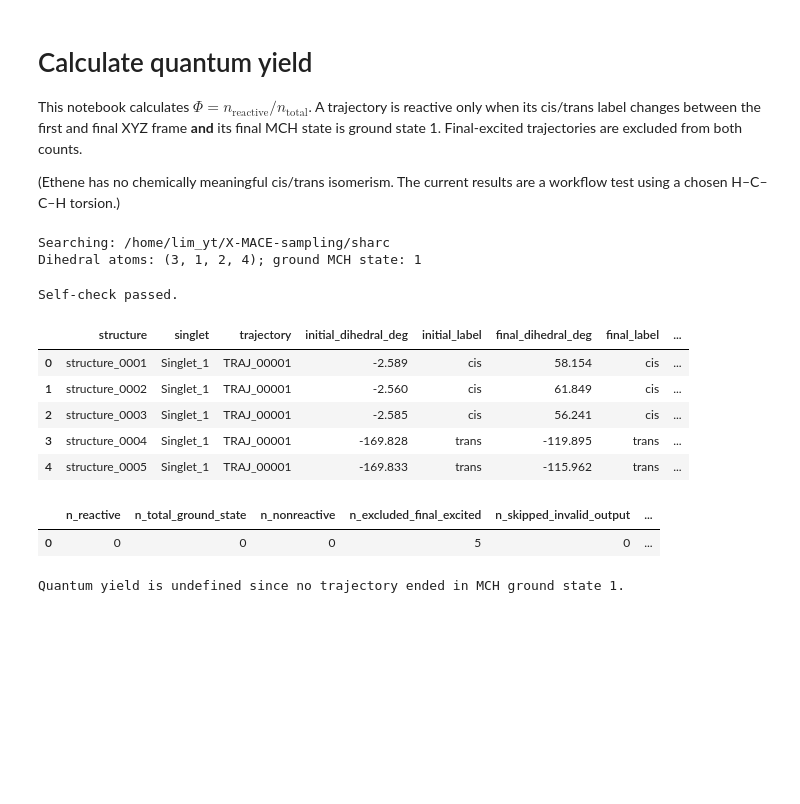
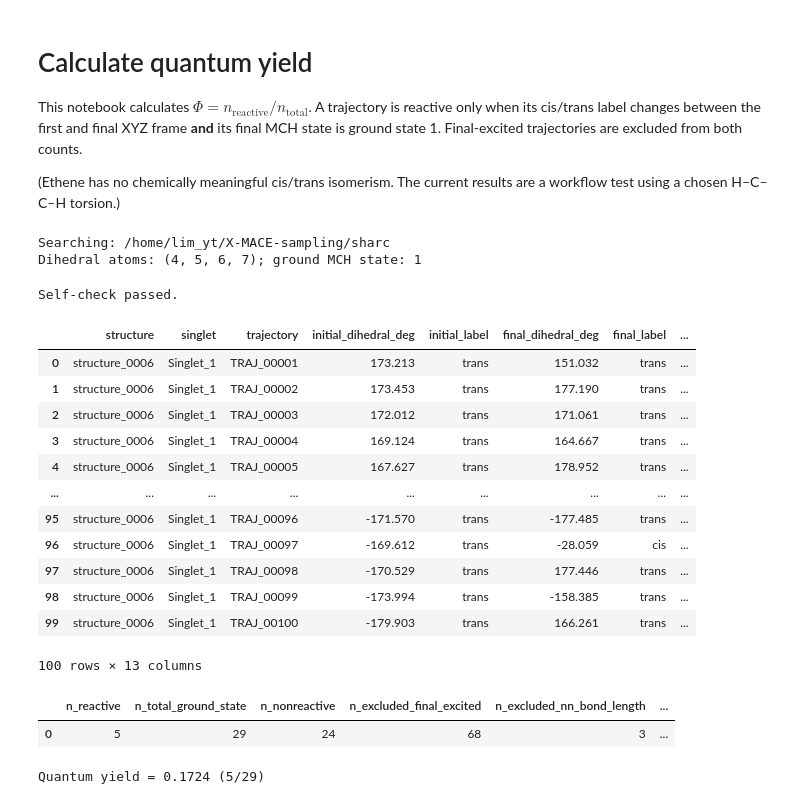
Before and after one commit to yoghurtfork/X-MACE-sampling, a Jupyter notebook: sharc/quantum_yield.ipynb, the cells around one changed output. Drawn from its saved outputs; the diff is of its cells as text; code cells hidden in the pictures; blank space fills up the shorter version.

```diff
--- a/sharc/quantum_yield.ipynb
+++ b/sharc/quantum_yield.ipynb
@@ -9,17 +9,19 @@ from pathlib import Path
 
 # Run from either the repository root or sharc/.
 SEARCH_ROOT = Path("sharc") if Path("sharc").is_dir() else Path(".")
-TRAJ_GLOB = "structure_*/traj-allmols/**/TRAJ_*"
+TRAJ_GLOB = "structure_0006/traj-allmols/**/TRAJ_*"
 
-# 1-based H-C-C-H atom indices; change these for another molecule/order.
-DIHEDRAL_ATOMS = (3, 1, 2, 4)
+# 1-based C-N=N-C atom indices for azobenzene.
+DIHEDRAL_ATOMS = (4, 5, 6, 7)
 CIS_TRANS_THRESHOLD_DEG = 90.0
 GROUND_MCH_STATE = 1
+NN_BOND_MIN_ANGSTROM = 0.9
+NN_BOND_EXCLUSION_ANGSTROM = 3.0
 
 print(f"Searching: {SEARCH_ROOT.resolve()}")
 print(f"Dihedral atoms: {DIHEDRAL_ATOMS}; ground MCH state: {GROUND_MCH_STATE}")
 # %% [output]
 Searching: /home/lim_yt/X-MACE-sampling/sharc
-Dihedral atoms: (3, 1, 2, 4); ground MCH state: 1
+Dihedral atoms: (4, 5, 6, 7); ground MCH state: 1
 # %%
 import math
@@ -139,45 +185,62 @@ for trajectory_dir in trajectory_dirs:
     xyz_path, lis_path = trajectory_dir / "output.xyz", trajectory_dir / "output.lis"
     structure, singlet, trajectory = metadata(trajectory_dir)
     record = {"structure": structure, "singlet": singlet, "trajectory": trajectory,
               "initial_dihedral_deg": np.nan, "initial_label": None,
               "final_dihedral_deg": np.nan, "final_label": None,
+              "min_nn_bond_length_angstrom": np.nan,
+              "max_nn_bond_length_angstrom": np.nan,
               "final_mch_state": pd.NA, "outcome": "skipped_invalid_output",
               "output_xyz": str(xyz_path), "reason": None}
     try:
         if not xyz_path.is_file() or xyz_path.stat().st_size == 0:
             raise ValueError("missing or empty output.xyz")
         if not lis_path.is_file() or lis_path.stat().st_size == 0:
             raise ValueError("missing or empty output.lis")
         frames = parse_xyz_lines(xyz_path.read_text(encoding="utf-8").splitlines(), str(xyz_path))
+        nn_bond_lengths = [bond_length_angstrom(coordinates, DIHEDRAL_ATOMS[1:3]) for _, coordinates in frames]
+        min_nn_bond_length = min(nn_bond_lengths)
+        max_nn_bond_length = max(nn_bond_lengths)
         initial_angle = signed_dihedral_deg(frames[0][1], DIHEDRAL_ATOMS)
         final_angle = signed_dihedral_deg(frames[-1][1], DIHEDRAL_ATOMS)
         final_state = final_mch_state(lis_path)
         record.update({"initial_dihedral_deg": initial_angle, "initial_label": classify_dihedral(initial_angle),
                        "final_dihedral_deg": final_angle, "final_label": classify_dihedral(final_angle),
-                       "final_mch_state": final_state})
-        record["outcome"] = outcome(record["initial_label"], record["final_label"], final_state)
+                       "min_nn_bond_length_angstrom": min_nn_bond_length,
+                       "max_nn_bond_length_angstrom": max_nn_bond_length, "final_mch_state": final_state})
+        if min_nn_bond_length < NN_BOND_MIN_ANGSTROM or max_nn_bond_length > NN_BOND_EXCLUSION_ANGSTROM:
+            record["outcome"] = "excluded_nn_bond_length"
+        else:
+            record["outcome"] = outcome(record["initial_label"], record["final_label"], final_state)
     except (OSError, UnicodeDecodeError, ValueError) as error:
         record["reason"] = str(error)
         warnings.warn(f"Skipped {trajectory_dir}: {error}")
     records.append(record)
 
 results = pd.DataFrame(records)
 for column in ("initial_dihedral_deg", "final_dihedral_deg"):
     if column in results:
         results[column] = results[column].round(3)
 results
 # %% [output]
 |  | structure | singlet | trajectory | initial_dihedral_deg | initial_label | final_dihedral_deg | final_label | ... |
-| 0 | structure_0001 | Singlet_1 | TRAJ_00001 | -2.589 | cis | 58.154 | cis | ... |
-| 1 | structure_0002 | Singlet_1 | TRAJ_00001 | -2.560 | cis | 61.849 | cis | ... |
-| 2 | structure_0003 | Singlet_1 | TRAJ_00001 | -2.585 | cis | 56.241 | cis | ... |
-| 3 | structure_0004 | Singlet_1 | TRAJ_00001 | -169.828 | trans | -119.895 | trans | ... |
-| 4 | structure_0005 | Singlet_1 | TRAJ_00001 | -169.833 | trans | -115.962 | trans | ... |
+| 0 | structure_0006 | Singlet_1 | TRAJ_00001 | 173.213 | trans | 151.032 | trans | ... |
+| 1 | structure_0006 | Singlet_1 | TRAJ_00002 | 173.453 | trans | 177.190 | trans | ... |
+| 2 | structure_0006 | Singlet_1 | TRAJ_00003 | 172.012 | trans | 171.061 | trans | ... |
+| 3 | structure_0006 | Singlet_1 | TRAJ_00004 | 169.124 | trans | 164.667 | trans | ... |
+| 4 | structure_0006 | Singlet_1 | TRAJ_00005 | 167.627 | trans | 178.952 | trans | ... |
+| ... | ... | ... | ... | ... | ... | ... | ... | ... |
+| 95 | structure_0006 | Singlet_1 | TRAJ_00096 | -171.570 | trans | -177.485 | trans | ... |
+| 96 | structure_0006 | Singlet_1 | TRAJ_00097 | -169.612 | trans | -28.059 | cis | ... |
+| 97 | structure_0006 | Singlet_1 | TRAJ_00098 | -170.529 | trans | 177.446 | trans | ... |
+| 98 | structure_0006 | Singlet_1 | TRAJ_00099 | -173.994 | trans | -158.385 | trans | ... |
+| 99 | structure_0006 | Singlet_1 | TRAJ_00100 | -179.903 | trans | 166.261 | trans | ... |
+100 rows × 13 columns
 # %%
 eligible = results[results["outcome"].isin(["reactive", "nonreactive"])]
 n_reactive = int((results["outcome"] == "reactive").sum())
 n_total = len(eligible)  # valid trajectories ending in the ground MCH state
 n_excluded_excited = int((results["outcome"] == "excluded_final_excited").sum())
+n_excluded_nn_bond_length = int((results["outcome"] == "excluded_nn_bond_length").sum())
 n_nonreactive = int((results["outcome"] == "nonreactive").sum())
 quantum_yield = n_reactive / n_total if n_total else np.nan
 
@@ -186,6 +249,7 @@ summary = pd.DataFrame([{
     "n_total_ground_state": n_total,
     "n_nonreactive": n_nonreactive,
     "n_excluded_final_excited": n_excluded_excited,
+    "n_excluded_nn_bond_length": n_excluded_nn_bond_length,
     "n_skipped_invalid_output": int((results["outcome"] == "skipped_invalid_output").sum()),
     "quantum_yield": quantum_yield,
 }])
@@ -195,6 +259,6 @@ if n_total == 0:
 else:
     print(f"Quantum yield = {quantum_yield:.4f} ({n_reactive}/{n_total})")
 # %% [output]
-|  | n_reactive | n_total_ground_state | n_nonreactive | n_excluded_final_excited | n_skipped_invalid_output | ... |
-| 0 | 0 | 0 | 0 | 5 | 0 | ... |
+|  | n_reactive | n_total_ground_state | n_nonreactive | n_excluded_final_excited | n_excluded_nn_bond_length | ... |
+| 0 | 5 | 29 | 24 | 68 | 3 | ... |
-Quantum yield is undefined since no trajectory ended in MCH ground state 1.
+Quantum yield = 0.1724 (5/29)
```
Also changed, not shown: parts of 8 cells of this notebook, 1 other file.
